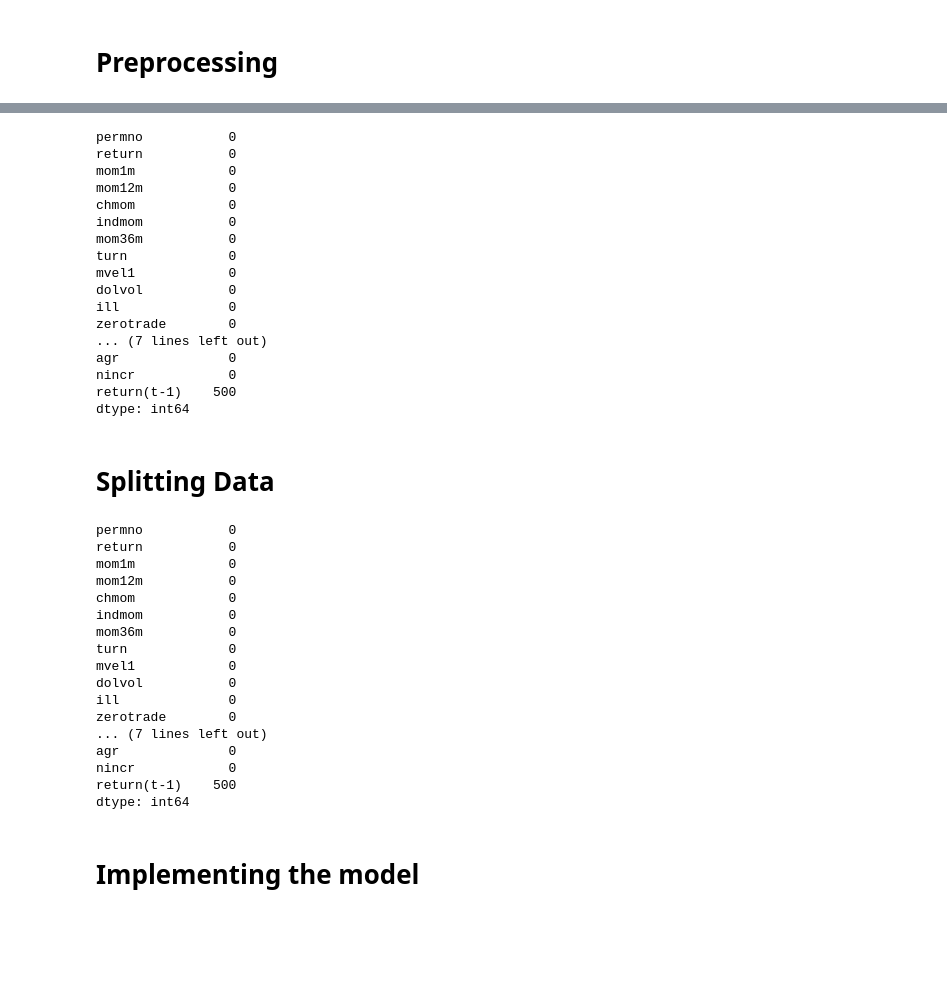
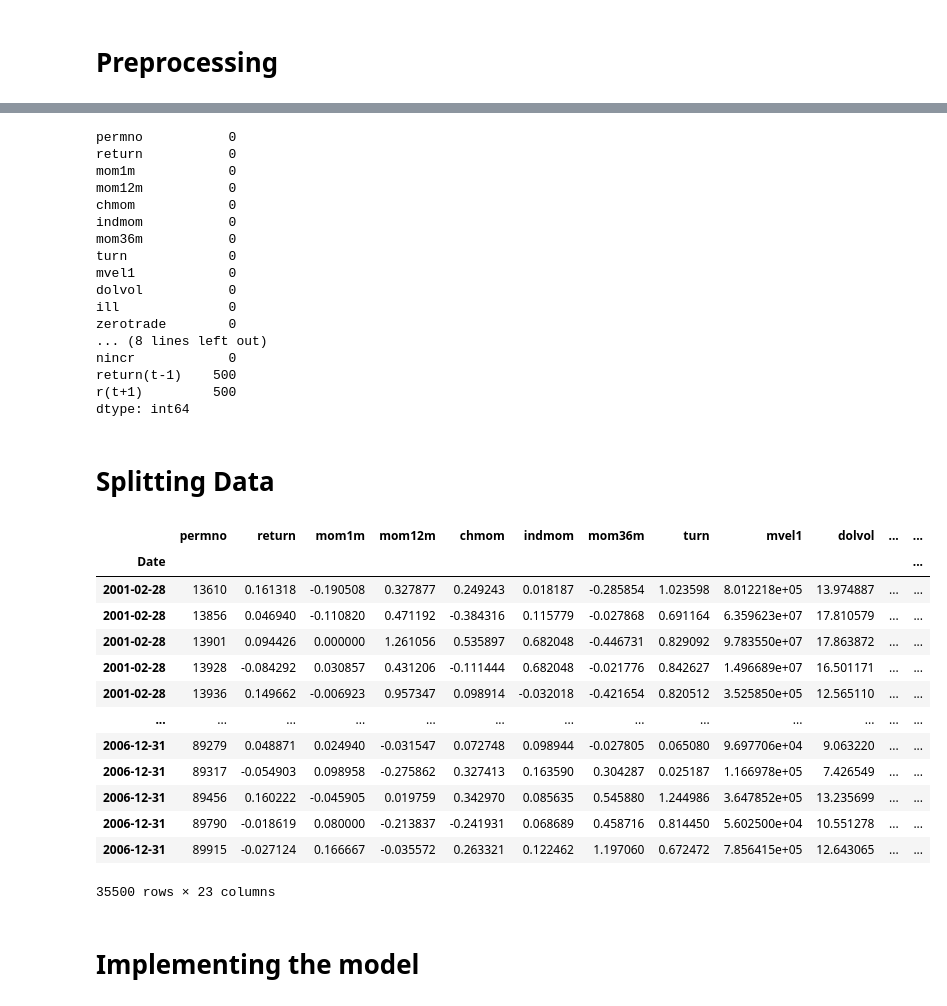
Before and after one commit to Bean-ish/AMLF-project-asset-pricing, a Jupyter notebook: Random Forest Model.ipynb, the cells around one changed output, grey strips where cells are left out. Drawn from its saved outputs; the diff is of its cells as text; code cells hidden in the pictures; blank space fills up the shorter version.

```diff
--- a/Random Forest Model.ipynb
+++ b/Random Forest Model.ipynb
@@ -11,7 +11,7 @@ df = pd.read_csv("data.csv")
 # %%
 df = df.drop(columns = ['Unnamed: 0'])
 # %%
-#df['r(t+1)'] = df.groupby('permno')['return'].shift(-1)
+df['r(t+1)'] = df.groupby('permno')['return'].shift(-1)
 # %%
 df['Date'] = pd.to_datetime(df['Date'])
 # %%
@@ -62,35 +62,57 @@ mvel1            0
 dolvol           0
 ill              0
 zerotrade        0
-... (7 lines left out)
-agr              0
+... (8 lines left out)
 nincr            0
 return(t-1)    500
+r(t+1)         500
 dtype: int64
 # %% [markdown]
 # Splitting Data
+# %%
+def generate_rolling_windows(data, total_years, initial_train_size, val_size):
+    total_years = total_years
+    windows = []
+    initial_train_size = initial_train_size
+    val_size = val_size
+
+    # Loop through the years to create rolling windows
+    for i in range(initial_train_size + 1, total_years-val_size):
+        idx_1 = '20' + str(i).zfill(2) + '-01-01'
+        idx_2 = '20' + str(i + val_size).zfill(2) + '-01-01'
+
+        training = data[:idx_1].dropna()
+        validation = data[idx_1:idx_2]
+        testing = data[idx_2:].dropna()
+
+        train_com = data[:idx_2].dropna()
+
+        windows.append((training, validation, testing, train_com))
+
+    return windows
+# %%
+windows = generate_rolling_windows(df, 19, 6, 4)
+
+# to get training sample of the first split:
+windows[0][0]
+# %% [output]
+|  | permno | return | mom1m | mom12m | chmom | indmom | mom36m | turn | mvel1 | dolvol | ... | ... |
+| Date |  |  |  |  |  |  |  |  |  |  |  | ... |
+| 2001-02-28 | 13610 | 0.161318 | -0.190508 | 0.327877 | 0.249243 | 0.018187 | -0.285854 | 1.023598 | 8.012218e+05 | 13.974887 | ... | ... |
+| 2001-02-28 | 13856 | 0.046940 | -0.110820 | 0.471192 | -0.384316 | 0.115779 | -0.027868 | 0.691164 | 6.359623e+07 | 17.810579 | ... | ... |
+| 2001-02-28 | 13901 | 0.094426 | 0.000000 | 1.261056 | 0.535897 | 0.682048 | -0.446731 | 0.829092 | 9.783550e+07 | 17.863872 | ... | ... |
+| 2001-02-28 | 13928 | -0.084292 | 0.030857 | 0.431206 | -0.111444 | 0.682048 | -0.021776 | 0.842627 | 1.496689e+07 | 16.501171 | ... | ... |
+| 2001-02-28 | 13936 | 0.149662 | -0.006923 | 0.957347 | 0.098914 | -0.032018 | -0.421654 | 0.820512 | 3.525850e+05 | 12.565110 | ... | ... |
+| ... | ... | ... | ... | ... | ... | ... | ... | ... | ... | ... | ... | ... |
+| 2006-12-31 | 89279 | 0.048871 | 0.024940 | -0.031547 | 0.072748 | 0.098944 | -0.027805 | 0.065080 | 9.697706e+04 | 9.063220 | ... | ... |
+| 2006-12-31 | 89317 | -0.054903 | 0.098958 | -0.275862 | 0.327413 | 0.163590 | 0.304287 | 0.025187 | 1.166978e+05 | 7.426549 | ... | ... |
+| 2006-12-31 | 89456 | 0.160222 | -0.045905 | 0.019759 | 0.342970 | 0.085635 | 0.545880 | 1.244986 | 3.647852e+05 | 13.235699 | ... | ... |
+| 2006-12-31 | 89790 | -0.018619 | 0.080000 | -0.213837 | -0.241931 | 0.068689 | 0.458716 | 0.814450 | 5.602500e+04 | 10.551278 | ... | ... |
+| 2006-12-31 | 89915 | -0.027124 | 0.166667 | -0.035572 | 0.263321 | 0.122462 | 1.197060 | 0.672472 | 7.856415e+05 | 12.643065 | ... | ... |
+35500 rows × 23 columns
 # %%
-training = df[:'2007-01-01'].dropna()
-validation = df['2007-01-02':'2011-01-01']
-testing = df[:'2020-01-01'].dropna()
-
-df.isna().sum()
+training = windows[0][0].dropna()
+validation = windows[0][1].dropna()
+testing = windows[0][2].dropna()
+training_combined = windows[0][3].dropna()
-# %% [output]
-permno           0
-return           0
-mom1m            0
-mom12m           0
-chmom            0
-indmom           0
-mom36m           0
-turn             0
-mvel1            0
-dolvol           0
-ill              0
-zerotrade        0
-... (7 lines left out)
-agr              0
-nincr            0
-return(t-1)    500
-dtype: int64
 # %%
```
Also changed, not shown: parts of 19 cells of this notebook.
